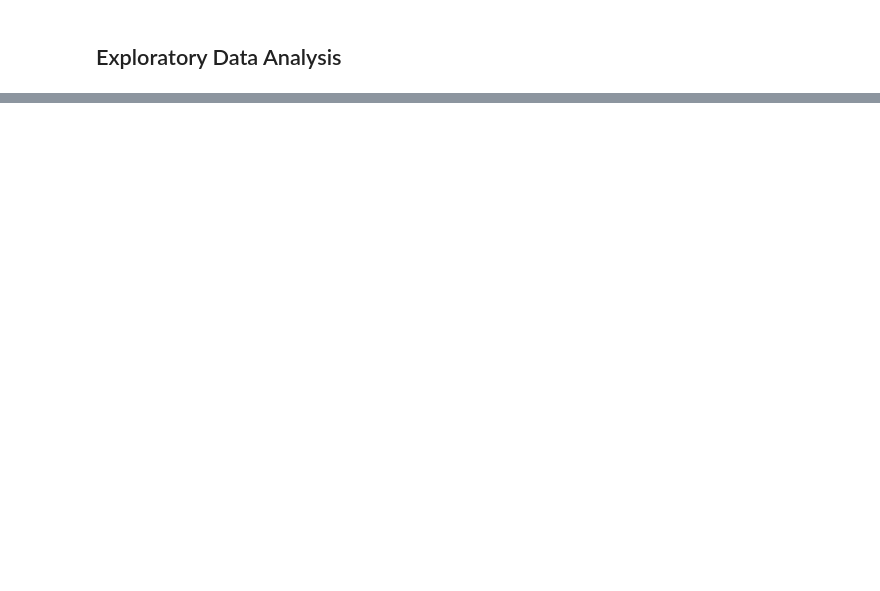
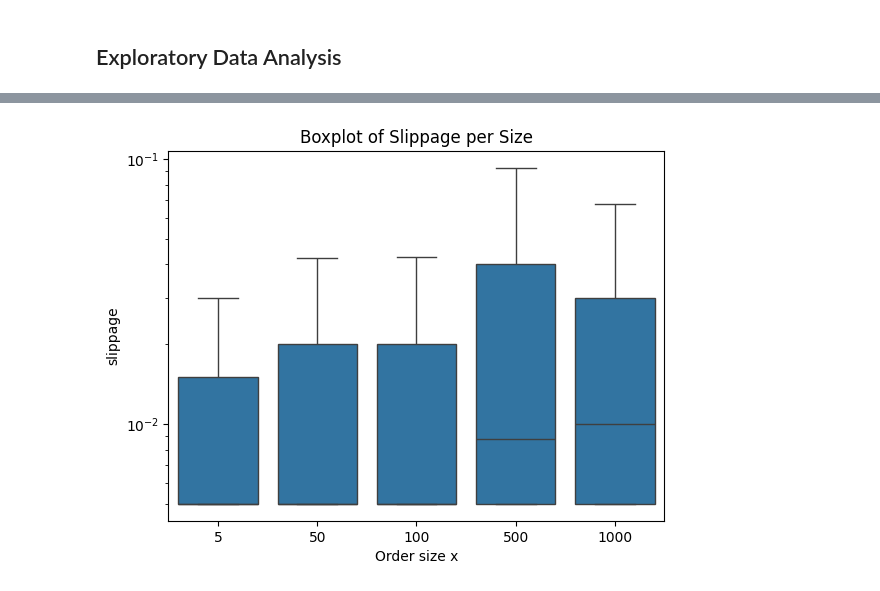
Before and after one commit to Chaim3ra/modeling-temp-impact, a Jupyter notebook: notebooks/Untitled.ipynb, the cells around one changed output, grey strips where cells are left out. Saved outputs shown, nothing was run; the diff lists cells and outputs as text; code cells hidden in the pictures; blank space fills up the shorter version.

```diff
--- a/notebooks/Untitled.ipynb
+++ b/notebooks/Untitled.ipynb
@@ -54,0 +70,8 @@ Tickers in dataset: ['FROG']
+# %%
+sns.boxplot(x='size', y='slippage', data=df, showfliers=False)
+plt.yscale('log')
+plt.xlabel('Order size x')
+plt.title('Boxplot of Slippage per Size')
+plt.show()
+# %% [output]
+[figure, added]
```
Also changed, not shown: parts of 20 cells of this notebook, 5 other files.
